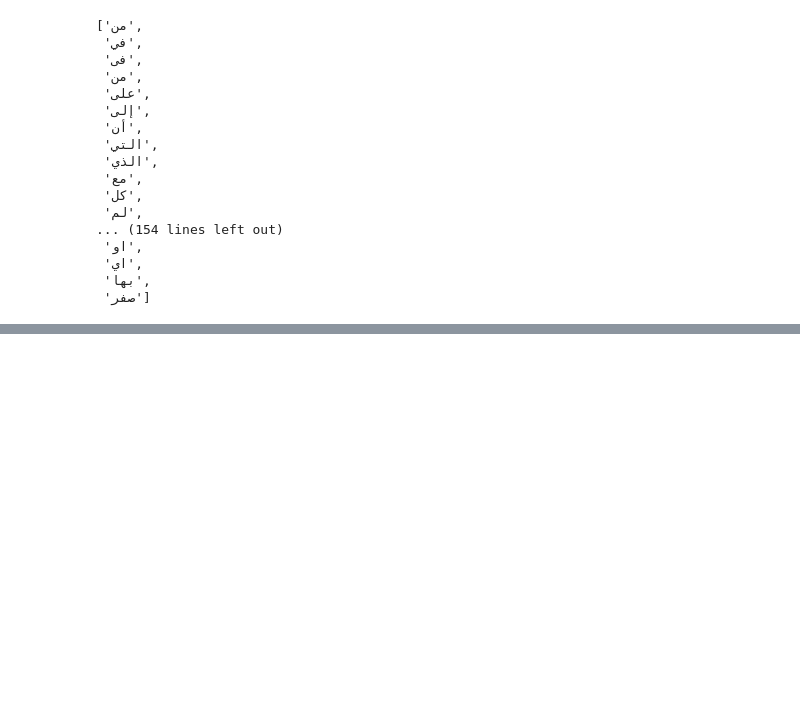
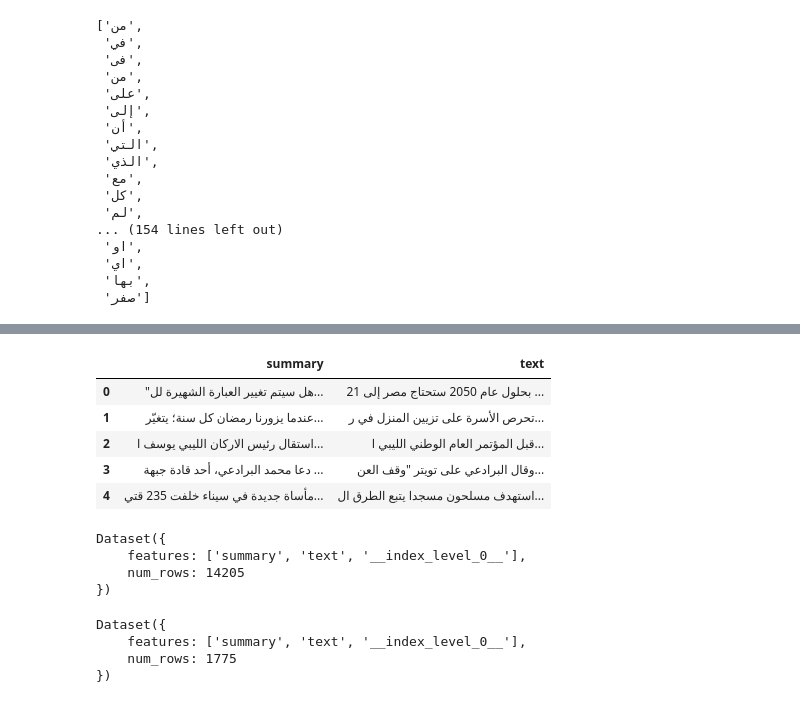
Before and after one commit to Mohieldin-Hammad/Arabic-Text-Summarization, a Jupyter notebook: text summaraization.ipynb, the cells around one changed output, grey strips where cells are left out. Drawn from its saved outputs; the diff is of its cells as text; code cells hidden in the pictures; blank space fills up the shorter version.

```diff
--- a/text summaraization.ipynb
+++ b/text summaraization.ipynb
@@ -279,0 +643,10 @@ stop_words
+# %%
+df_xlsum_filtered = df_xlsum_filtered.drop(["title", "url", "id"], axis=1)
+df_xlsum_filtered.head()
+# %% [output]
+|  | summary | text |
+| 0 | "هل سيتم تغيير العبارة الشهيرة لل... | بحلول عام 2050 ستحتاج مصر إلى 21 ... |
+| 1 | عندما يزورنا رمضان كل سنة؛ يتغيّر... | تحرص الأسرة على تزيين المنزل في ر... |
+| 2 | استقال رئيس الاركان الليبي يوسف ا... | قبل المؤتمر العام الوطني الليبي ا... |
+| 3 | دعا محمد البرادعي، أحد قادة جبهة ... | وقال البرادعي على تويتر "وقف العن... |
+| 4 | مأساة جديدة في سيناء خلفت 235 قتي... | استهدف مسلحون مسجدا يتبع الطرق ال... |
@@ -279,0 +680,14 @@ stop_words
+# %%
+train_dataset
+# %% [output]
+Dataset({
+    features: ['summary', 'text', '__index_level_0__'],
+    num_rows: 14205
+})
+# %%
+val_dataset
+# %% [output]
+Dataset({
+    features: ['summary', 'text', '__index_level_0__'],
+    num_rows: 1775
+})
```
Also changed, not shown: parts of 47 cells of this notebook.
